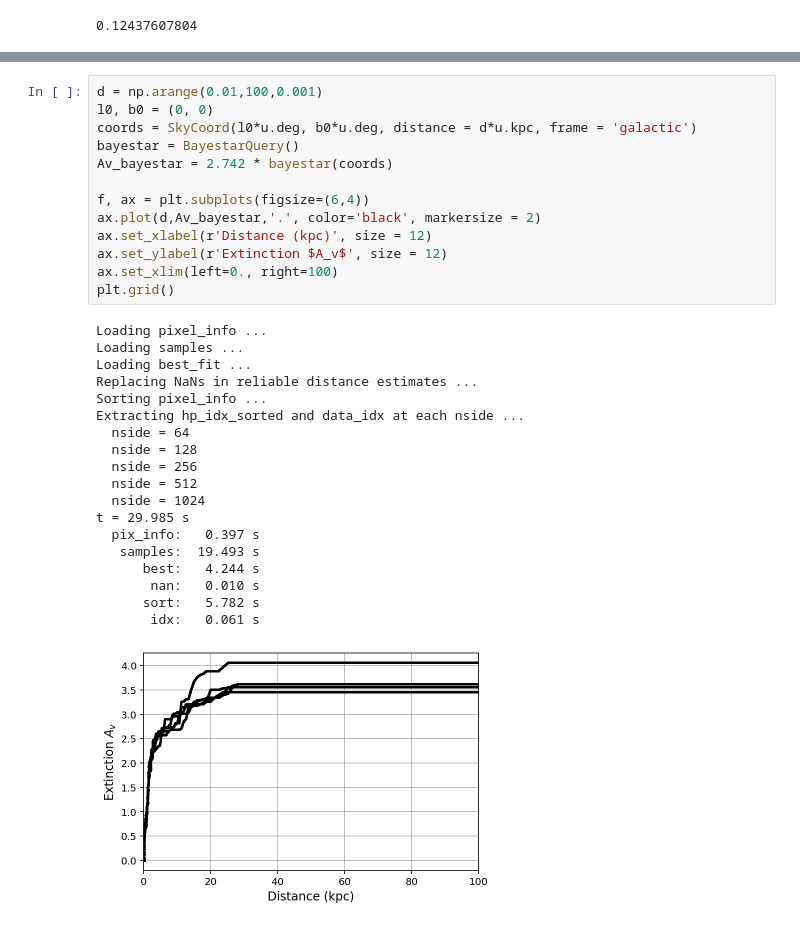
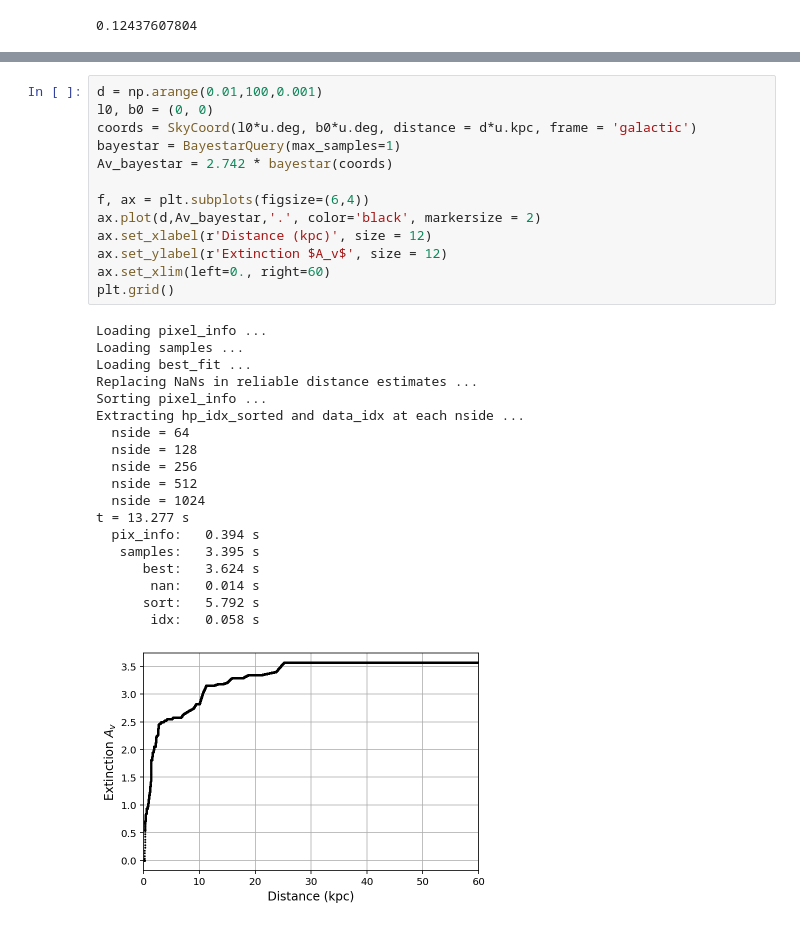
Before and after one commit to luk022/PHYS321-final-project, a Jupyter notebook: extinction_code.ipynb, the cells around one changed output, grey strips where cells are left out. Drawn from its saved outputs; the diff is of its cells as text.

```diff
--- a/extinction_code.ipynb
+++ b/extinction_code.ipynb
@@ -596,33 +593,33 @@ t = 31.894 s
 # %%
 d = np.arange(0.01,100,0.001)
 l0, b0 = (0, 0)
 coords = SkyCoord(l0*u.deg, b0*u.deg, distance = d*u.kpc, frame = 'galactic')
-bayestar = BayestarQuery()
+bayestar = BayestarQuery(max_samples=1)
 Av_bayestar = 2.742 * bayestar(coords)
 
 f, ax = plt.subplots(figsize=(6,4))
 ax.plot(d,Av_bayestar,'.', color='black', markersize = 2)
 ax.set_xlabel(r'Distance (kpc)', size = 12)
 ax.set_ylabel(r'Extinction $A_v$', size = 12)
-ax.set_xlim(left=0., right=100)
+ax.set_xlim(left=0., right=60)
 plt.grid()
 # %% [output]
 Loading pixel_info ...
 Loading samples ...
 Loading best_fit ...
 Replacing NaNs in reliable distance estimates ...
 Sorting pixel_info ...
 Extracting hp_idx_sorted and data_idx at each nside ...
   nside = 64
   nside = 128
   nside = 256
   nside = 512
   nside = 1024
-t = 29.985 s
-  pix_info:   0.397 s
-   samples:  19.493 s
-      best:   4.244 s
-       nan:   0.010 s
-      sort:   5.782 s
-       idx:   0.061 s
+t = 13.277 s
+  pix_info:   0.394 s
+   samples:   3.395 s
+      best:   3.624 s
+       nan:   0.014 s
+      sort:   5.792 s
+       idx:   0.058 s
-[figure, old version]
+[figure, new version]
```
Also changed, not shown: parts of 5 cells of this notebook, 10 other files.
